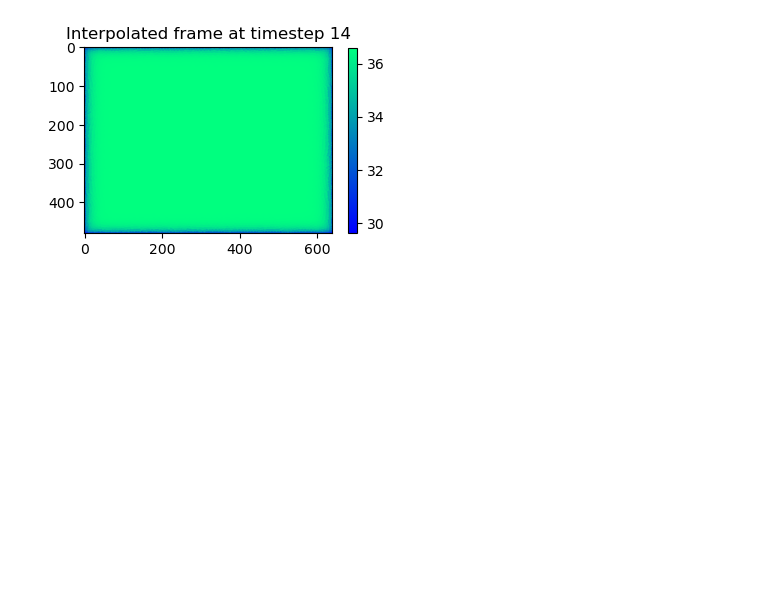
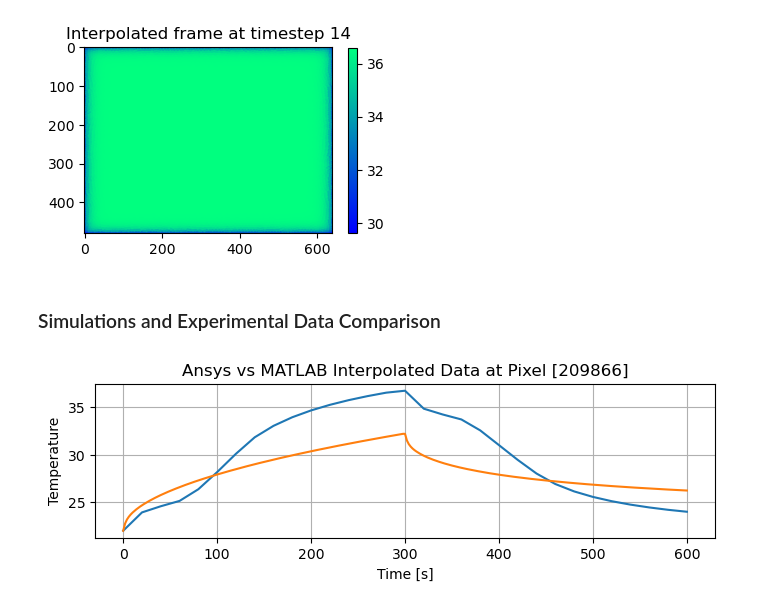
Before and after one commit to lvburik/TeamInternship, a Jupyter notebook: Preprocessing/simulation_comparison.ipynb, the cells around one changed output. Saved outputs shown, nothing was run; the diff lists cells and outputs as text; code cells hidden in the pictures; blank space fills up the shorter version.

```diff
--- a/Preprocessing/simulation_comparison.ipynb
+++ b/Preprocessing/simulation_comparison.ipynb
@@ -199,3 +197,22 @@ plt.title(f"Interpolated frame at timestep {ansys_timestep}")
 plt.show()
 # %% [output]
 [figure]
+# %% [markdown]
+### Simulations and Experimental Data Comparison
+# %%
+pixel =  np.random.choice(307200, 1)
+p_ansys = ansys_flattened_temperatures[:,pixel]
+t_ansys = np.linspace(0, 600, 31)
+p_matlab = flattened_temperatures[:,pixel]
+t_matlab = np.linspace(0, 600, 301)
+
+plt.figure(figsize=(8,2))
+plt.plot(t_ansys, p_ansys)
+plt.plot(t_matlab, p_matlab)
+plt.xlabel('Time [s]')
+plt.ylabel('Temperature')
+plt.grid('on')
+plt.title(f"Ansys vs MATLAB Interpolated Data at Pixel {pixel}")
+plt.show()
+# %% [output]
+[figure, added]
```
Also changed, not shown: parts of 21 cells of this notebook.
